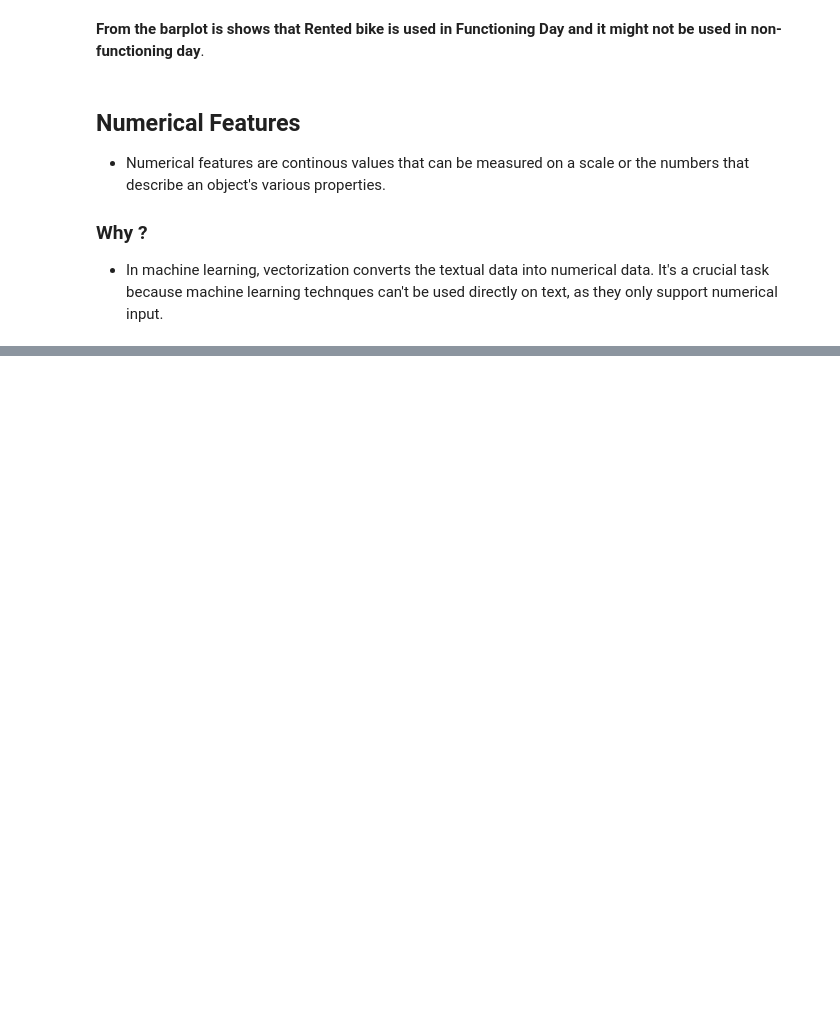
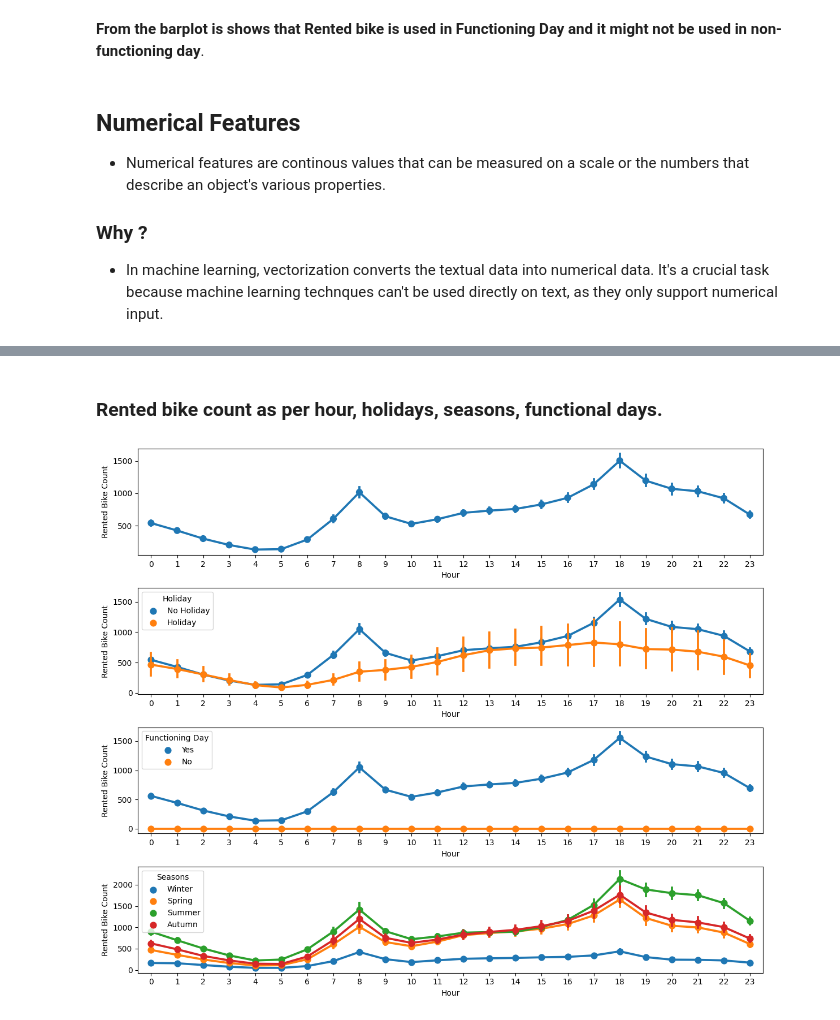
Before and after one commit to kumarsinghashu/Bike-sharing-demand-prediction, a Jupyter notebook: Bike_Sharing_Demand_Prediction_Capstone_Project_.ipynb, the cells around one changed output, grey strips where cells are left out. Saved outputs shown, nothing was run; the diff lists cells and outputs as text; code cells hidden in the pictures; blank space fills up the shorter version.

```diff
--- a/Bike_Sharing_Demand_Prediction_Capstone_Project_.ipynb
+++ b/Bike_Sharing_Demand_Prediction_Capstone_Project_.ipynb
@@ -482,0 +514,16 @@ ax.set(title='Count for rental bike according to Functioning Day')
+# %% [markdown]
+### **Rented bike count as per hour, holidays, seasons, functional days.**
+# %%
+
+
+fig, axs = plt.subplots(nrows=4,ncols=1,figsize=(12,10), dpi=100)
+sns.pointplot(data=Bike_df, x="Hour", y="Rented Bike Count", ax=axs[0])
+sns.pointplot(data=Bike_df, x="Hour", y="Rented Bike Count", ax=axs[1],
+              hue="Holiday")
+sns.pointplot(data=Bike_df, x="Hour", y="Rented Bike Count", ax=axs[2],
+              hue="Functioning Day")
+sns.pointplot(data=Bike_df, x="Hour", y="Rented Bike Count", ax=axs[3],
+              hue="Seasons")
+plt.tight_layout()
+# %% [output]
+[figure, added]
```
Also changed, not shown: parts of 16 cells of this notebook.
